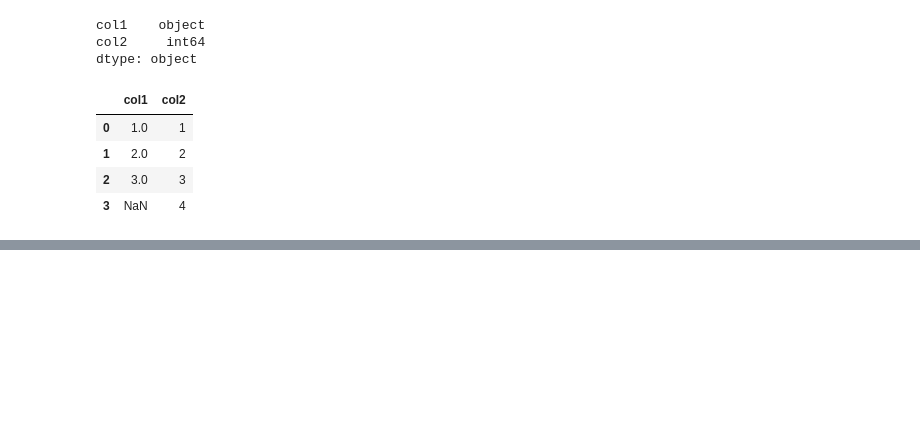
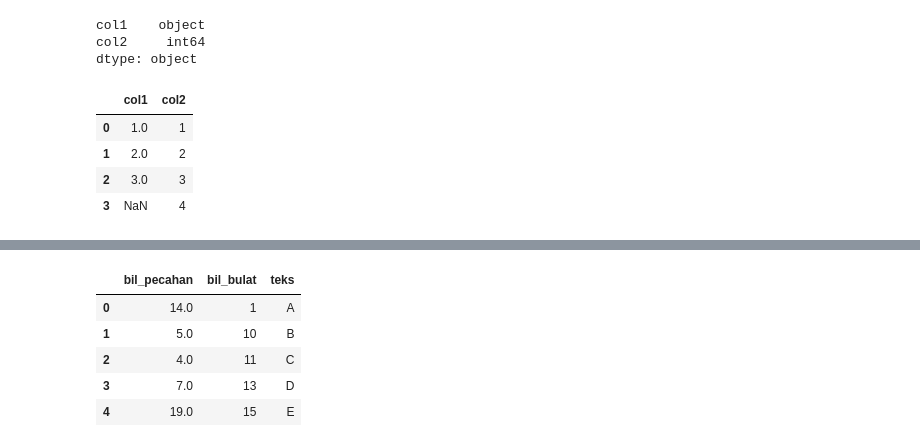
Before and after one commit to Kennethhansel/Matplotlib, a Jupyter notebook: 02_pandas.ipynb, the cells around one changed output, grey strips where cells are left out. Saved outputs shown, nothing was run; the diff lists cells and outputs as text; code cells hidden in the pictures; blank space fills up the shorter version.

```diff
--- a/02_pandas.ipynb
+++ b/02_pandas.ipynb
@@ -147,0 +238,9 @@ df.apply(pd.to_numeric, errors='coerce')
+# %%
+df.select_dtypes(include=['number', 'object'])
+# %% [output]
+|  | bil_pecahan | bil_bulat | teks |
+| 0 | 14.0 | 1 | A |
+| 1 | 5.0 | 10 | B |
+| 2 | 4.0 | 11 | C |
+| 3 | 7.0 | 13 | D |
+| 4 | 19.0 | 15 | E |
```
Also changed, not shown: parts of 15 cells of this notebook.
